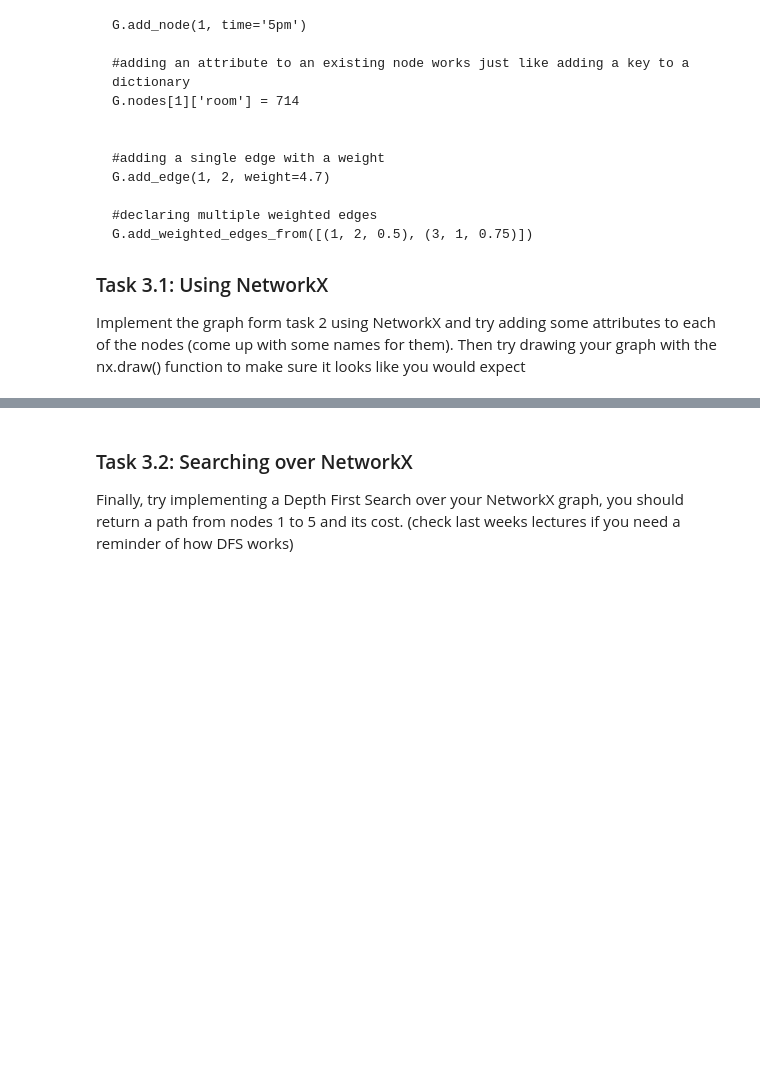
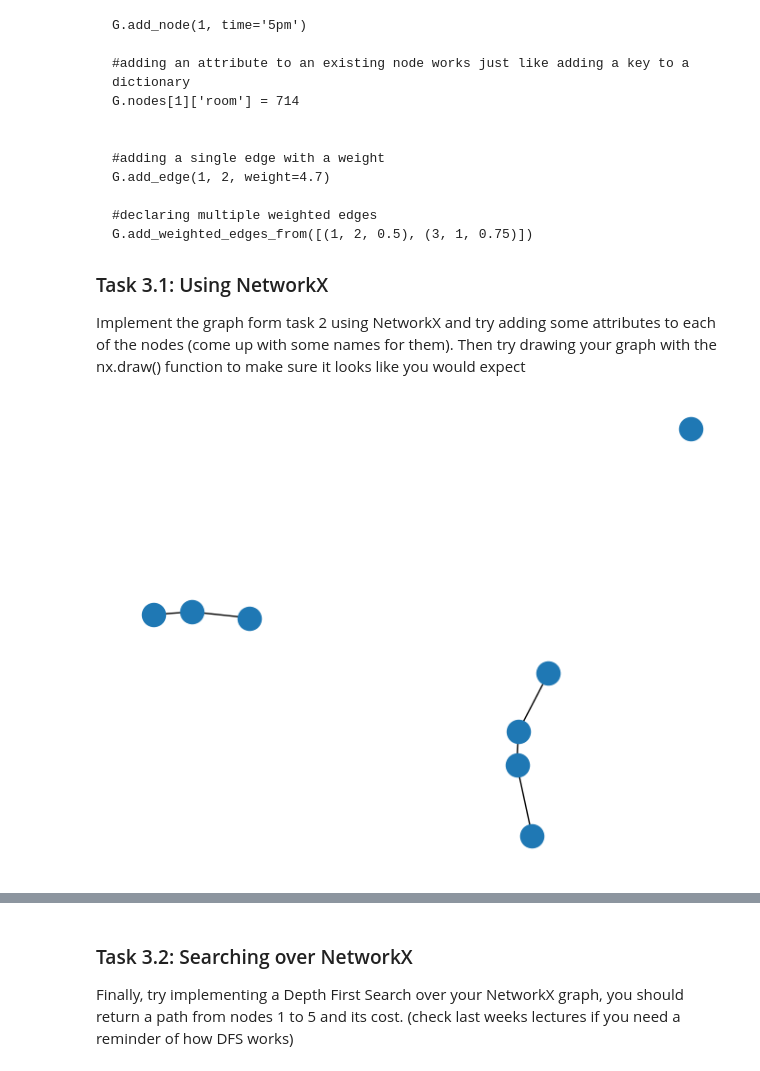
Before and after one commit to guazhouduxue/cs940, a Jupyter notebook: lab/lab4/notebook-4-Graphs.ipynb, the cells around one changed output, grey strips where cells are left out. Cells and saved outputs as stored; diff of their text form; code cells hidden in the pictures; blank space fills up the shorter version.

Commit message:
finish lab4. Graph and networkx

```diff
--- a/lab/lab4/notebook-4-Graphs.ipynb
+++ b/lab/lab4/notebook-4-Graphs.ipynb
@@ -143,4 +217,24 @@ G.add_weighted_edges_from([(1, 2, 0.5), (3, 1, 0.75)])
 Implement the graph form task 2 using NetworkX and try adding some attributes to each of the nodes (come up with some names for them). Then try drawing your graph with the nx.draw() function to make sure it looks like you would expect
 # %%
 # Your Code here
+import networkx as nx
+G = nx.Graph()
+
+G.add_node(1)
+G.add_nodes_from([2, 3])
+G.add_nodes_from([(4, {'color' : 'red'}), (5, {'color' : 'blue'}), (6, {'color' : 'yellow'}), (7, {'color' : 'black'})])
+G.add_node(10, time = '11am')
+
+G.add_edge(1, 2)
+e = (3, 4)
+G.add_edge(*e)
+
+
+G.nodes[1]['attribute'] = 'special'
+G.add_edge(2, 3, weight = 7.4)
+G.add_weighted_edges_from([(5, 6, 1.2), (6, 7, 2.4)])
+
+nx.draw(G)
+# %% [output]
+[figure, added]
 # %%
```
Also changed, not shown: parts of 4 cells of this notebook.
